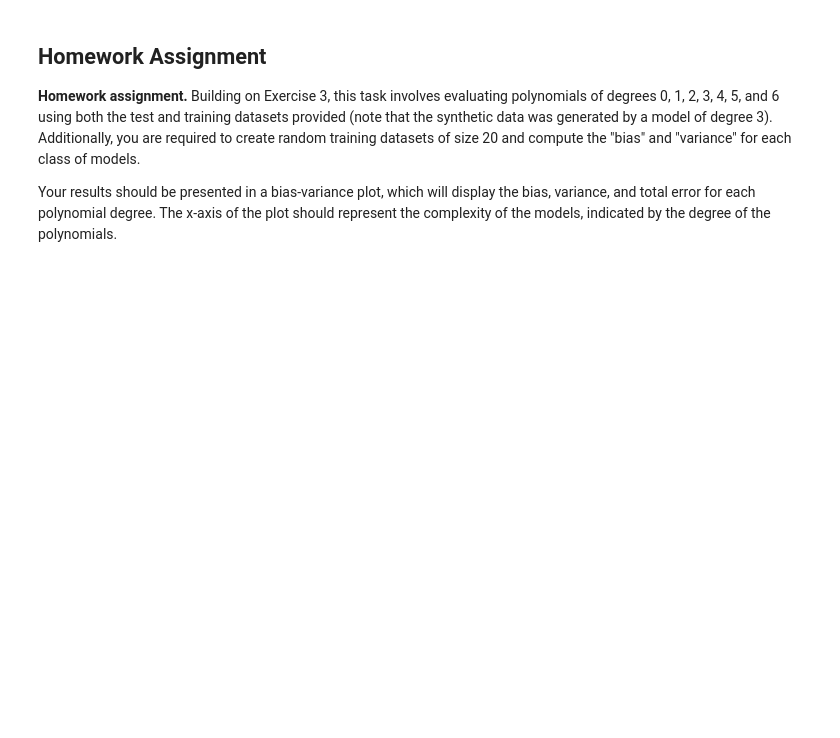
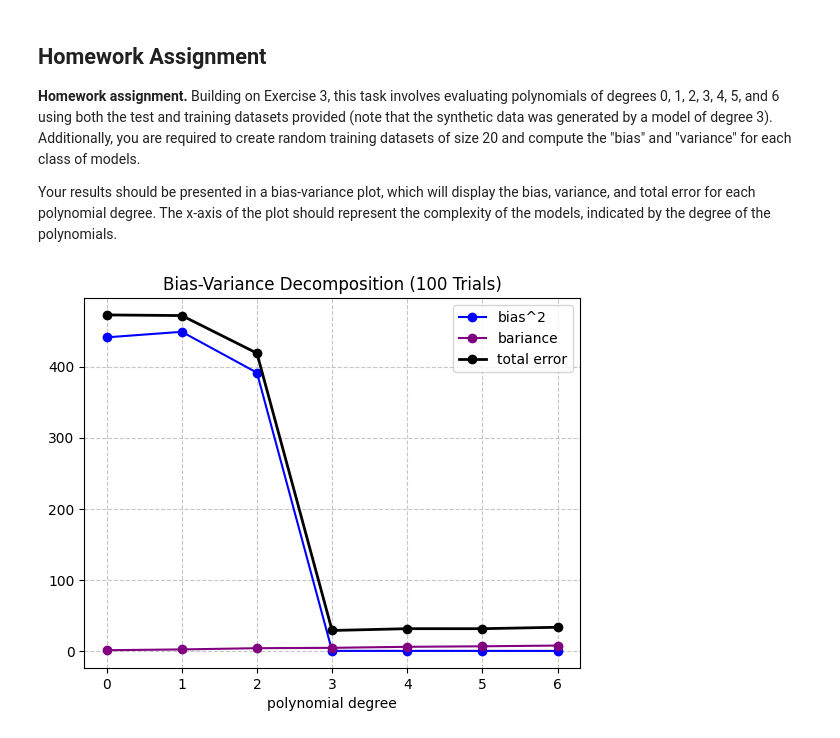
Before and after one commit to Agoston03/Machine-Learning-VIMIMA05, a Jupyter notebook: ML_2026_lab2_linreg.ipynb, the cells around one changed output. Saved outputs shown, nothing was run; the diff lists cells and outputs as text; code cells hidden in the pictures; blank space fills up the shorter version.

```diff
--- a/ML_2026_lab2_linreg.ipynb
+++ b/ML_2026_lab2_linreg.ipynb
@@ -270,3 +271,66 @@ RMSE (manual): 53.8534, RMSE (sklearn): 53.8534
 **Homework assignment.** Building on Exercise 3, this task involves evaluating polynomials of degrees 0, 1, 2, 3, 4, 5, and 6 using both the test and training datasets provided (note that the synthetic data was generated by a model of degree 3). Additionally, you are required to create random training datasets of size 20 and compute the "bias" and "variance" for each class of models.
 
 Your results should be presented in a bias-variance plot, which will display the bias, variance, and total error for each polynomial degree. The x-axis of the plot should represent the complexity of the models, indicated by the degree of the polynomials.
+# %%
+import numpy as np
+import matplotlib.pyplot as plt
+np.random.seed(42)
+
+# Settings
+n_train = 20
+n_test = 100
+n_trials = 100
+degrees = np.arange(7)
+sigma = 5
+
+# Testing dataset for evaluation after training
+x_test = np.linspace(0, 10, n_test)
+y_test_noiseless = (x_test - 9) * (x_test - 6) * (x_test - 1)
+
+# Accumulators for further visualization purposes
+bias_sq_list = []
+variance_list = []
+total_error_list = []
+
+for degree in degrees:
+    all_predictions = np.zeros((n_trials, n_test))
+    all_errors = []
+
+    # The following block makes predictions based on random training dataset of size of 20.
+    for i in range(n_trials):
+        x_train = np.linspace(0, 10, n_train)
+        y_train = (x_train - 9) * (x_train - 6) * (x_train - 1) + sigma * np.random.randn(n_train)
+
+        phi_train = np.vander(x_train, N=degree+1, increasing=True)
+        phi_test = np.vander(x_test, N=degree+1, increasing=True)
+
+        w_hat = np.linalg.solve(phi_train.T @ phi_train, phi_train.T @ y_train)
+
+        y_pred = phi_test @ w_hat
+        all_predictions[i, :] = y_pred
+
+        y_test_noisy = y_test_noiseless + sigma * np.random.randn(n_test)
+        all_errors.append(np.mean((y_test_noisy - y_pred)**2))
+
+    # Calculating bias^2, variance and the total error.
+    avg_prediction = np.mean(all_predictions, axis=0)
+    bias_sq = np.mean((avg_prediction - y_test_noiseless)**2)
+    variance = np.mean(np.var(all_predictions, axis=0))
+    total_error = np.mean(all_errors)
+
+    bias_sq_list.append(bias_sq)
+    variance_list.append(variance)
+    total_error_list.append(total_error)
+
+# Creates the visualization below this code block
+plt.plot(degrees, bias_sq_list, 'o-', label='bias^2', color='blue')
+plt.plot(degrees, variance_list, 'o-', label='bariance', color='purple')
+plt.plot(degrees, total_error_list, 'o-', label='total error', color='black', linewidth=2)
+plt.title('Bias-Variance Decomposition (100 Trials)')
+plt.xlabel('polynomial degree')
+plt.xticks(degrees)
+plt.legend()
+plt.grid(True, linestyle='--', alpha=0.7)
+plt.show()
+# %% [output]
+[figure, added]
```
